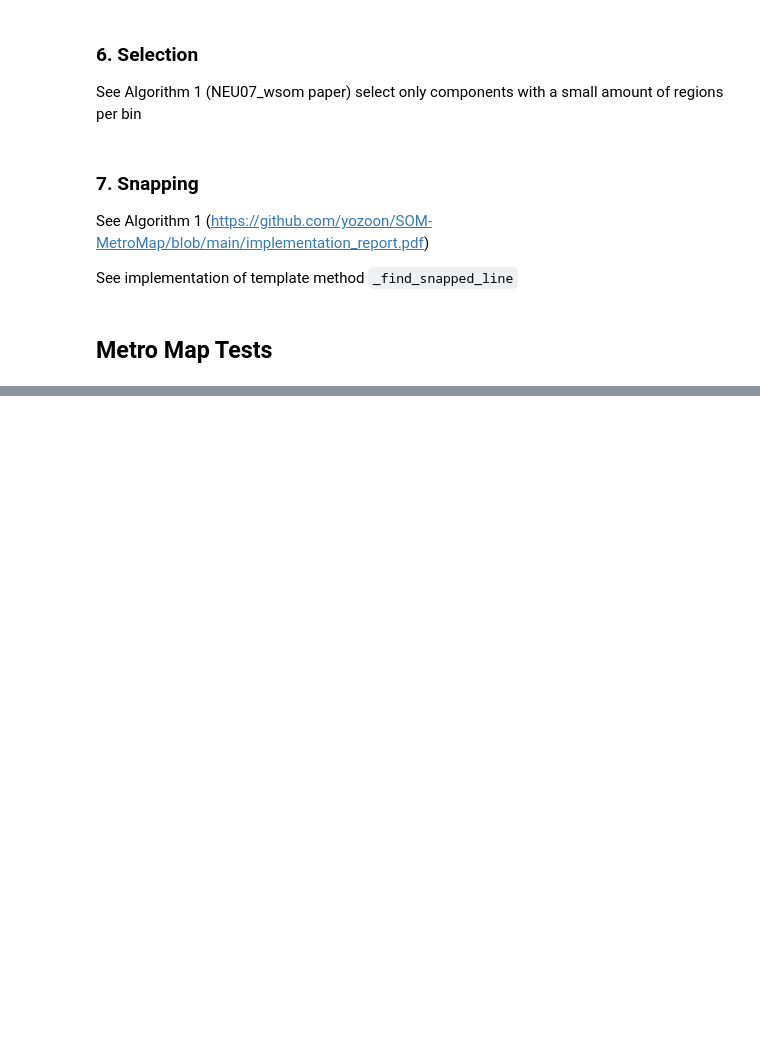
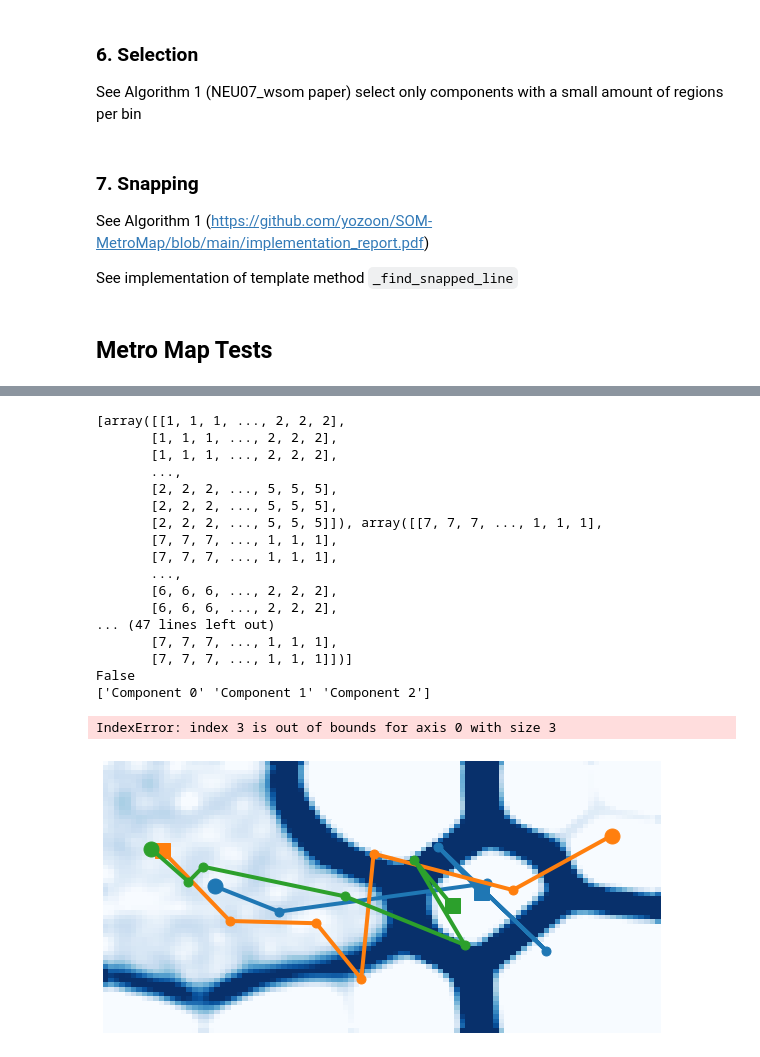
Before and after one commit to filipLoisel/SOS, a Jupyter notebook: UE3/src/main.ipynb, the cells around one changed output, grey strips where cells are left out. Saved outputs shown, nothing was run; the diff lists cells and outputs as text; code cells hidden in the pictures; blank space fills up the shorter version.

```diff
--- a/UE3/src/main.ipynb
+++ b/UE3/src/main.ipynb
@@ -526,17 +541,41 @@ IndexError: list index out of range
 # %%
 cluster_planes = discretize_planes(clusters_weight, n = 7)
 u_matrix = umatrix(clusters_weight['ydim'], clusters_weight['xdim'], clusters_weight['arr'])
 
-lines = get_component_lines(cluster_planes, n = 7)
-visualize(lines, u_matrix)
-snapped_lines = snap_component_lines(lines, cluster_planes, step = 3)
-visualize(snapped_lines, u_matrix)
+print(cluster_planes)
+lines, names = get_component_lines(cluster_planes, n = 7)
+print(names)
+
+visualize(lines, u_matrix, component_names = names)
+snapped_lines = snap_component_lines(lines, cluster_planes, step = 1)
+visualize(snapped_lines, u_matrix, component_names = names)
 
 
-selected_lines = get_component_lines(select_components(cluster_planes,n = 5), n = 7)
+selected_lines, names = get_component_lines(select_components(cluster_planes,n = 5, component_names = names), n = 7)
+
 snapped_selected_lines = snap_component_lines(selected_lines, cluster_planes, step = 3)
-visualize(selected_lines, u_matrix)
+visualize(selected_lines, u_matrix, component_names = names)
 
 aggregated_cluster_lines = aggregate(lines,140, print_Z=False)
 aggregated_cluster_lines = snap_component_lines(aggregated_cluster_lines, cluster_planes, step = 3)
-visualize(aggregated_cluster_lines, u_matrix, False)
+visualize(aggregated_cluster_lines, u_matrix, False, component_names = names)
+# %% [output]
+[array([[1, 1, 1, ..., 2, 2, 2],
+       [1, 1, 1, ..., 2, 2, 2],
+       [1, 1, 1, ..., 2, 2, 2],
+       ...,
+       [2, 2, 2, ..., 5, 5, 5],
+       [2, 2, 2, ..., 5, 5, 5],
+       [2, 2, 2, ..., 5, 5, 5]]), array([[7, 7, 7, ..., 1, 1, 1],
+       [7, 7, 7, ..., 1, 1, 1],
+       [7, 7, 7, ..., 1, 1, 1],
+       ...,
+       [6, 6, 6, ..., 2, 2, 2],
+       [6, 6, 6, ..., 2, 2, 2],
+... (47 lines left out)
+       [7, 7, 7, ..., 1, 1, 1],
+       [7, 7, 7, ..., 1, 1, 1]])]
+False
+['Component 0' 'Component 1' 'Component 2']
+IndexError: index 3 is out of bounds for axis 0 with size 3
+[figure, added]
```
Also changed, not shown: parts of 3 cells of this notebook.
